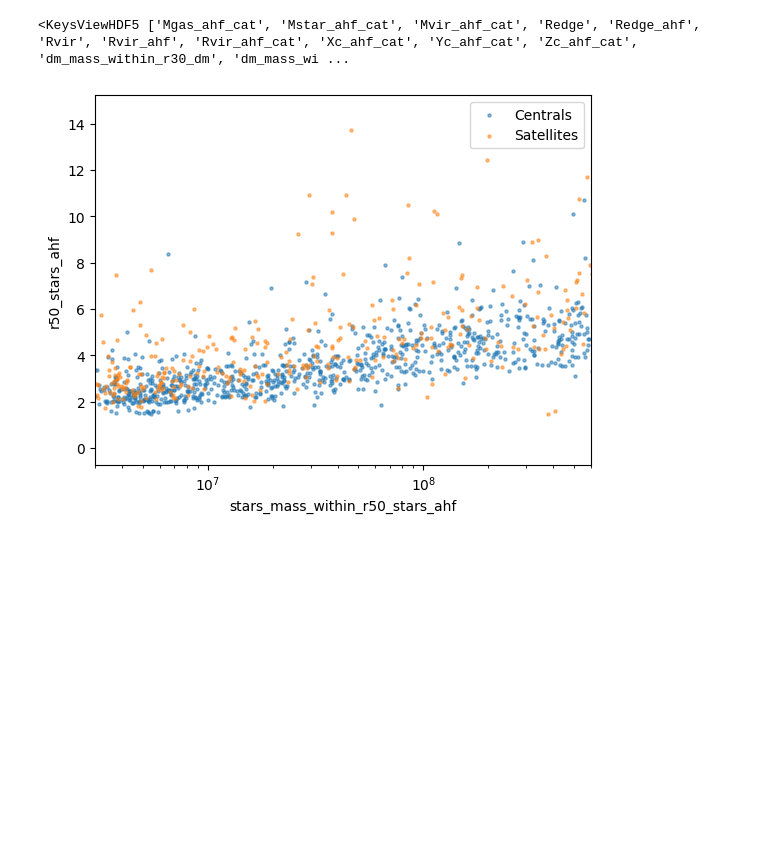
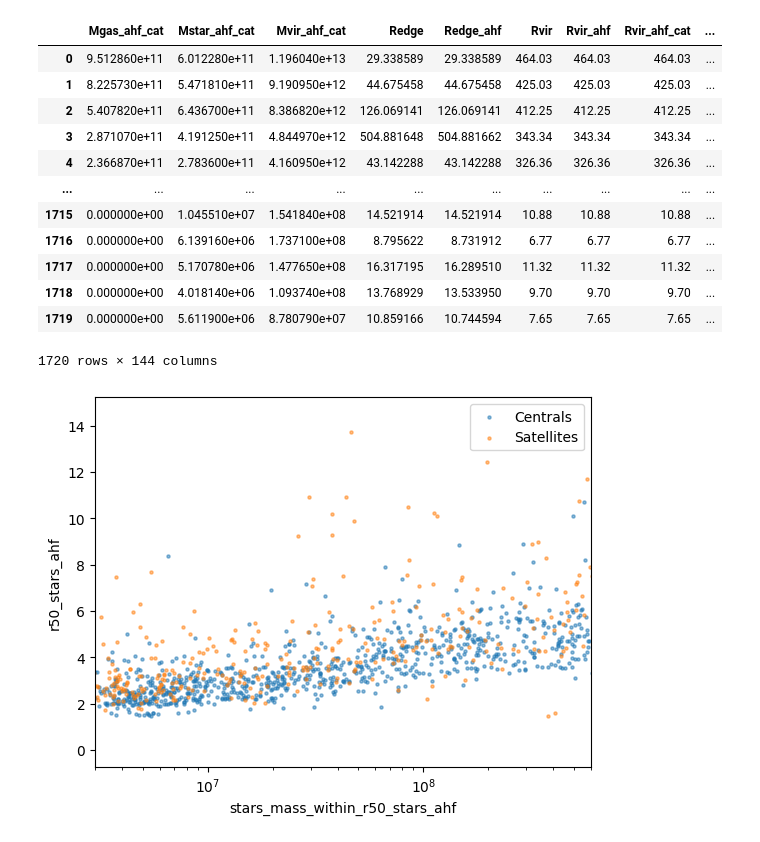
Before and after one commit to mkzeender/thesis, a Jupyter notebook: root_graph.ipynb, the cells around one changed output. Cells and saved outputs as stored; diff of their text form; code cells hidden in the pictures; blank space fills up the shorter version.

```diff
--- a/root_graph.ipynb
+++ b/root_graph.ipynb
@@ -7,11 +7,32 @@ import numpy as np
 from numpy import array
 from multiset import Multiset
 import pandas as pd
-# %%
-dat = h5py.File('global_sample_data_snapshot_1200.hdf5')
-dat.keys()
-# %% [output]
-<KeysViewHDF5 ['Mgas_ahf_cat', 'Mstar_ahf_cat', 'Mvir_ahf_cat', 'Redge', 'Redge_ahf', 'Rvir', 'Rvir_ahf', 'Rvir_ahf_cat', 'Xc_ahf_cat', 'Yc_ahf_cat', 'Zc_ahf_cat', 'dm_mass_within_r30_dm', 'dm_mass_wi ...
+# %%
+dat = h5py.File('global_sample_data_snapshot_1200.hdf5')
+
+# for x in dat.values():
+#     try:
+#         list(x)
+#     except:
+#         print(x)
+#         raise
+dat = pd.DataFrame((list(x) for x in dat.values() if x.shape != ()), index=(k for k in dat.keys() if dat[k].shape != ())).transpose()
+# %%
+dat
+# %% [output]
+|  | Mgas_ahf_cat | Mstar_ahf_cat | Mvir_ahf_cat | Redge | Redge_ahf | Rvir | Rvir_ahf | Rvir_ahf_cat | ... |
+| 0 | 9.512860e+11 | 6.012280e+11 | 1.196040e+13 | 29.338589 | 29.338589 | 464.03 | 464.03 | 464.03 | ... |
+| 1 | 8.225730e+11 | 5.471810e+11 | 9.190950e+12 | 44.675458 | 44.675458 | 425.03 | 425.03 | 425.03 | ... |
+| 2 | 5.407820e+11 | 6.436700e+11 | 8.386820e+12 | 126.069141 | 126.069141 | 412.25 | 412.25 | 412.25 | ... |
+| 3 | 2.871070e+11 | 4.191250e+11 | 4.844970e+12 | 504.881648 | 504.881662 | 343.34 | 343.34 | 343.34 | ... |
+| 4 | 2.366870e+11 | 2.783600e+11 | 4.160950e+12 | 43.142288 | 43.142288 | 326.36 | 326.36 | 326.36 | ... |
+| ... | ... | ... | ... | ... | ... | ... | ... | ... | ... |
+| 1715 | 0.000000e+00 | 1.045510e+07 | 1.541840e+08 | 14.521914 | 14.521914 | 10.88 | 10.88 | 10.88 | ... |
+| 1716 | 0.000000e+00 | 6.139160e+06 | 1.737100e+08 | 8.795622 | 8.731912 | 6.77 | 6.77 | 6.77 | ... |
+| 1717 | 0.000000e+00 | 5.170780e+06 | 1.477650e+08 | 16.317195 | 16.289510 | 11.32 | 11.32 | 11.32 | ... |
+| 1718 | 0.000000e+00 | 4.018140e+06 | 1.093740e+08 | 13.768929 | 13.533950 | 9.70 | 9.70 | 9.70 | ... |
+| 1719 | 0.000000e+00 | 5.611900e+06 | 8.780790e+07 | 10.859166 | 10.744594 | 7.65 | 7.65 | 7.65 | ... |
+1720 rows × 144 columns
 # %%
 def sates(arr):
     return np.fromiter((n for i, n in enumerate(arr) if dat['groupID'][i] != -1), dtype=float)
```
Also changed, not shown: 1 other file.
